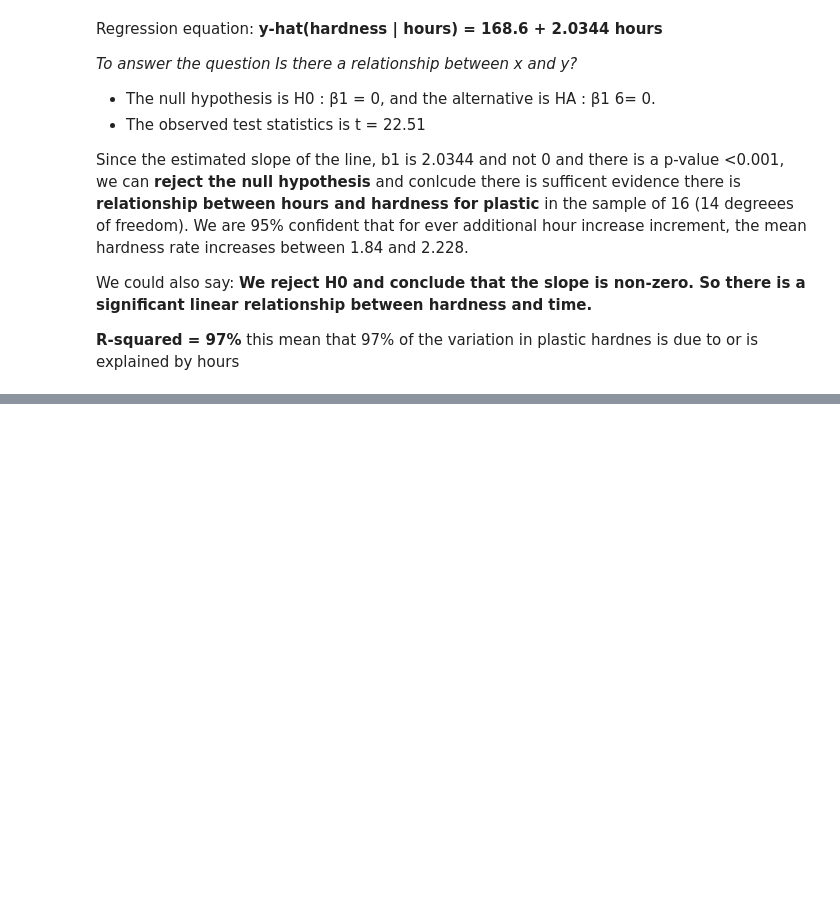
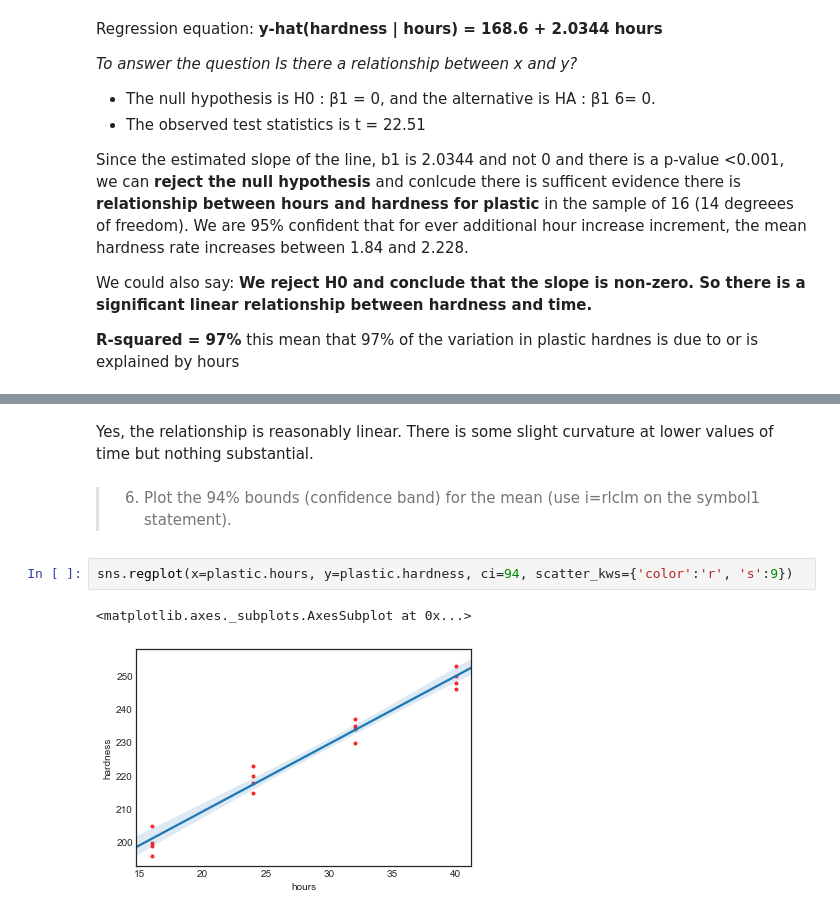
Before and after one commit to naivelogic/Machine_Learning_Notebooks, a Jupyter notebook: Data_Science/Stats Foundation/Regression Methods/[lab] Purdue Applied Regression Analysis.ipynb, the cells around one changed output, grey strips where cells are left out. Saved outputs shown, nothing was run; the diff lists cells and outputs as text; blank space fills up the shorter version.

```diff
--- a/Data_Science/Stats Foundation/Regression Methods/[lab] Purdue Applied Regression Analysis.ipynb
+++ b/Data_Science/Stats Foundation/Regression Methods/[lab] Purdue Applied Regression Analysis.ipynb
@@ -193,0 +234,9 @@ __R-squared = 97%__ this mean that 97% of the variation in plastic hardnes is du
+# %% [markdown]
+Yes, the relationship is reasonably linear. There is some slight curvature at lower values of time but nothing substantial.
+# %% [markdown]
+>6. Plot the 94% bounds (confidence band) for the mean (use i=rlclm on the symbol1 statement).
+# %%
+sns.regplot(x=plastic.hours, y=plastic.hardness, ci=94, scatter_kws={'color':'r', 's':9})
+# %% [output]
+<matplotlib.axes._subplots.AxesSubplot at 0x...>
+[figure, added]
```
Also changed, not shown: parts of 11 cells of this notebook.
